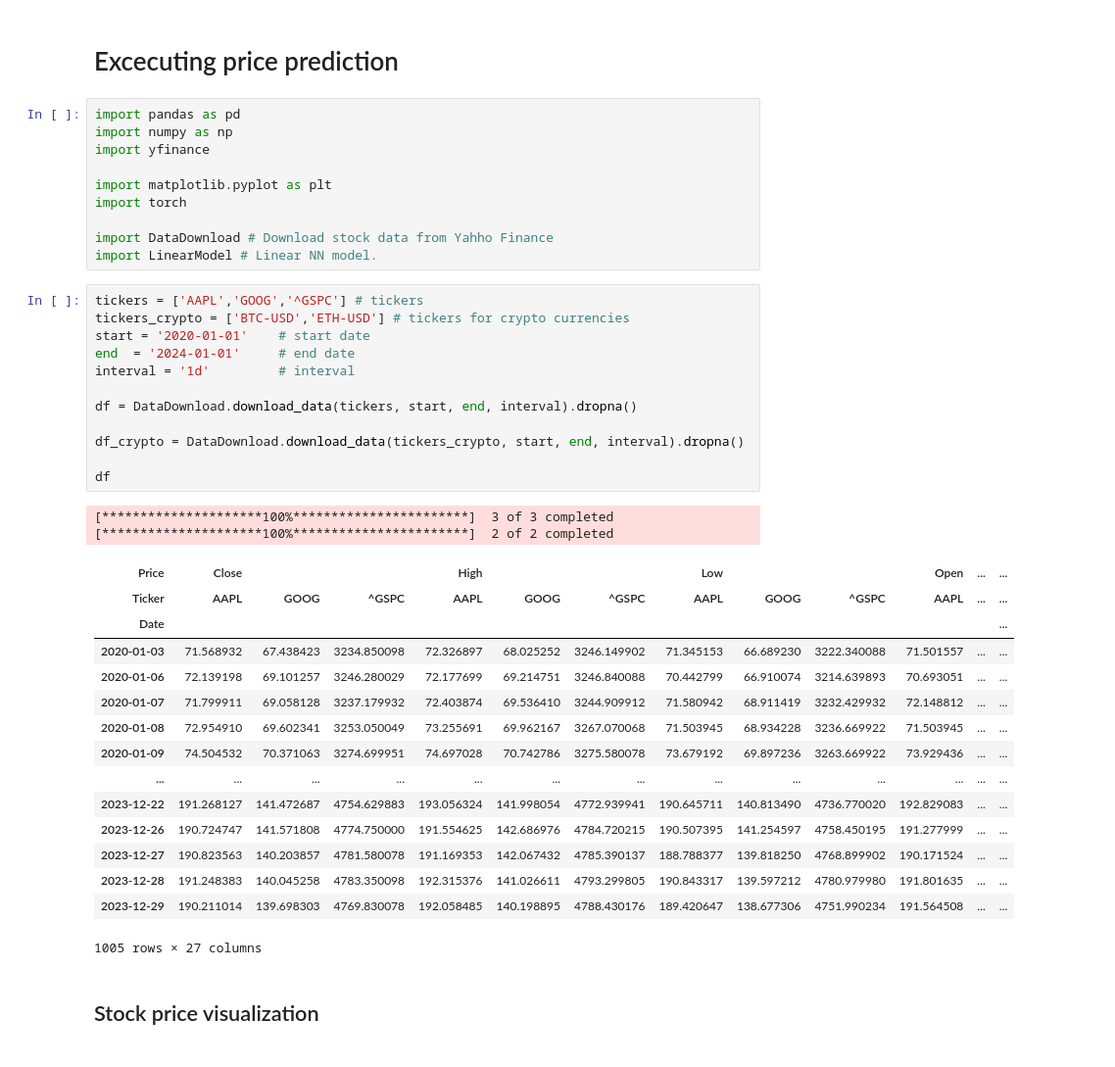
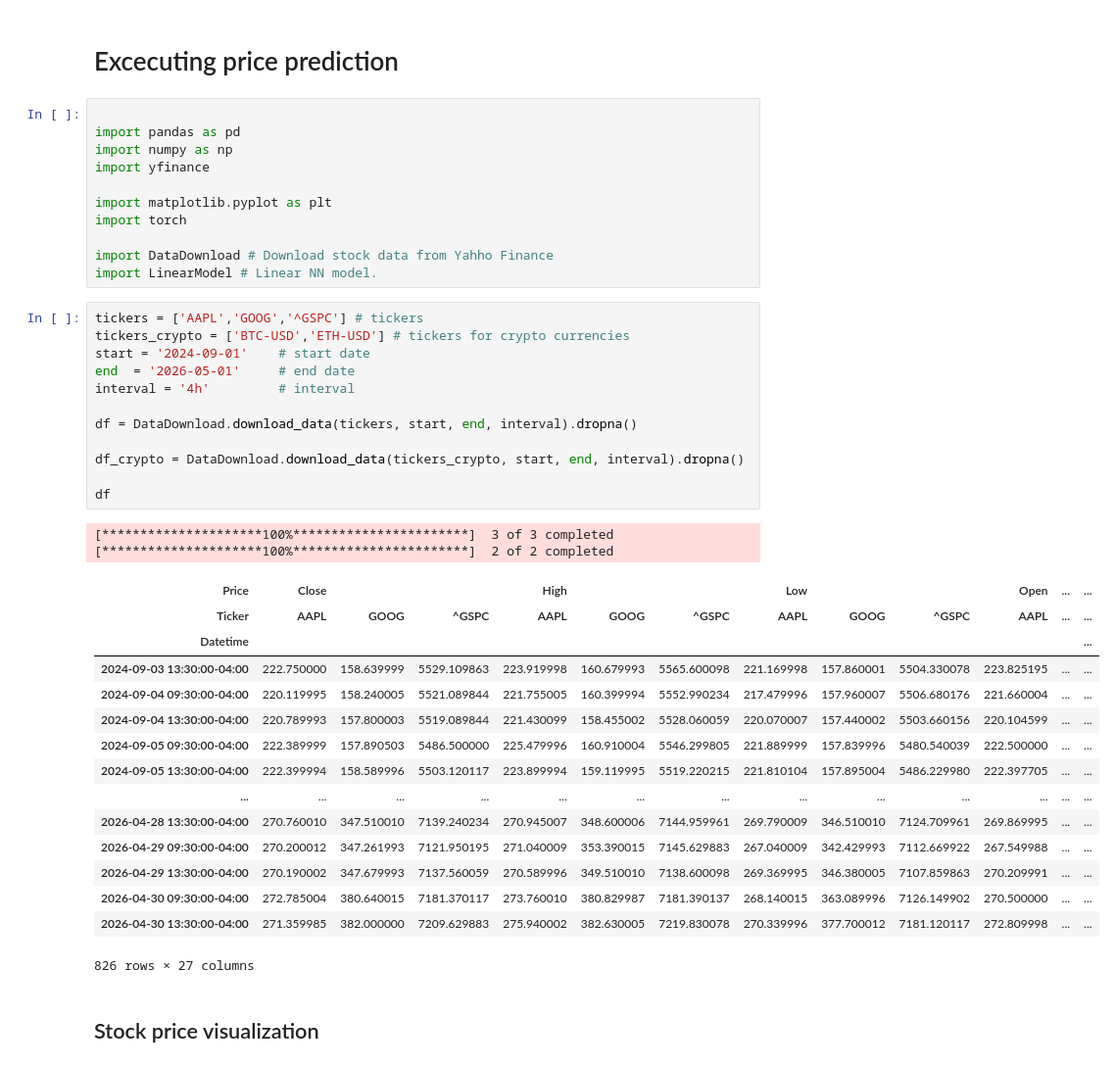
Before and after one commit to sdf1267/NeuralNetworkQuant, a Jupyter notebook: LinearModel/excecution.ipynb, the cells around one changed output. Shown at 98% size. Saved outputs shown, nothing was run; the diff lists cells and outputs as text.

```diff
--- a/LinearModel/excecution.ipynb
+++ b/LinearModel/excecution.ipynb
@@ -1,6 +1,7 @@
 # %% [markdown]
 # Excecuting price prediction
 # %%
+
 import pandas as pd
 import numpy as np
 import yfinance
@@ -13,33 +14,33 @@ import LinearModel # Linear NN model.
 # %%
 tickers = ['AAPL','GOOG','^GSPC'] # tickers
 tickers_crypto = ['BTC-USD','ETH-USD'] # tickers for crypto currencies
-start = '2020-01-01'    # start date
-end  = '2024-01-01'     # end date
-interval = '1d'         # interval
+start = '2024-09-01'    # start date
+end  = '2026-05-01'     # end date
+interval = '4h'         # interval
 
 df = DataDownload.download_data(tickers, start, end, interval).dropna()
 
 df_crypto = DataDownload.download_data(tickers_crypto, start, end, interval).dropna()
 
 df
 # %% [output]
 [*********************100%***********************]  3 of 3 completed
 [*********************100%***********************]  2 of 2 completed
 | Price | Close |  |  | High |  |  | Low |  |  | Open | ... | ... |
 | Ticker | AAPL | GOOG | ^GSPC | AAPL | GOOG | ^GSPC | AAPL | GOOG | ^GSPC | AAPL | ... | ... |
-| Date |  |  |  |  |  |  |  |  |  |  |  | ... |
-| 2020-01-03 | 71.568932 | 67.438423 | 3234.850098 | 72.326897 | 68.025252 | 3246.149902 | 71.345153 | 66.689230 | 3222.340088 | 71.501557 | ... | ... |
-| 2020-01-06 | 72.139198 | 69.101257 | 3246.280029 | 72.177699 | 69.214751 | 3246.840088 | 70.442799 | 66.910074 | 3214.639893 | 70.693051 | ... | ... |
-| 2020-01-07 | 71.799911 | 69.058128 | 3237.179932 | 72.403874 | 69.536410 | 3244.909912 | 71.580942 | 68.911419 | 3232.429932 | 72.148812 | ... | ... |
-| 2020-01-08 | 72.954910 | 69.602341 | 3253.050049 | 73.255691 | 69.962167 | 3267.070068 | 71.503945 | 68.934228 | 3236.669922 | 71.503945 | ... | ... |
-| 2020-01-09 | 74.504532 | 70.371063 | 3274.699951 | 74.697028 | 70.742786 | 3275.580078 | 73.679192 | 69.897236 | 3263.669922 | 73.929436 | ... | ... |
+| Datetime |  |  |  |  |  |  |  |  |  |  |  | ... |
+| 2024-09-03 13:30:00-04:00 | 222.750000 | 158.639999 | 5529.109863 | 223.919998 | 160.679993 | 5565.600098 | 221.169998 | 157.860001 | 5504.330078 | 223.825195 | ... | ... |
+| 2024-09-04 09:30:00-04:00 | 220.119995 | 158.240005 | 5521.089844 | 221.755005 | 160.399994 | 5552.990234 | 217.479996 | 157.960007 | 5506.680176 | 221.660004 | ... | ... |
+| 2024-09-04 13:30:00-04:00 | 220.789993 | 157.800003 | 5519.089844 | 221.430099 | 158.455002 | 5528.060059 | 220.070007 | 157.440002 | 5503.660156 | 220.104599 | ... | ... |
+| 2024-09-05 09:30:00-04:00 | 222.389999 | 157.890503 | 5486.500000 | 225.479996 | 160.910004 | 5546.299805 | 221.889999 | 157.839996 | 5480.540039 | 222.500000 | ... | ... |
+| 2024-09-05 13:30:00-04:00 | 222.399994 | 158.589996 | 5503.120117 | 223.899994 | 159.119995 | 5519.220215 | 221.810104 | 157.895004 | 5486.229980 | 222.397705 | ... | ... |
 | ... | ... | ... | ... | ... | ... | ... | ... | ... | ... | ... | ... | ... |
-| 2023-12-22 | 191.268127 | 141.472687 | 4754.629883 | 193.056324 | 141.998054 | 4772.939941 | 190.645711 | 140.813490 | 4736.770020 | 192.829083 | ... | ... |
-| 2023-12-26 | 190.724747 | 141.571808 | 4774.750000 | 191.554625 | 142.686976 | 4784.720215 | 190.507395 | 141.254597 | 4758.450195 | 191.277999 | ... | ... |
-| 2023-12-27 | 190.823563 | 140.203857 | 4781.580078 | 191.169353 | 142.067432 | 4785.390137 | 188.788377 | 139.818250 | 4768.899902 | 190.171524 | ... | ... |
-| 2023-12-28 | 191.248383 | 140.045258 | 4783.350098 | 192.315376 | 141.026611 | 4793.299805 | 190.843317 | 139.597212 | 4780.979980 | 191.801635 | ... | ... |
-| 2023-12-29 | 190.211014 | 139.698303 | 4769.830078 | 192.058485 | 140.198895 | 4788.430176 | 189.420647 | 138.677306 | 4751.990234 | 191.564508 | ... | ... |
+| 2026-04-28 13:30:00-04:00 | 270.760010 | 347.510010 | 7139.240234 | 270.945007 | 348.600006 | 7144.959961 | 269.790009 | 346.510010 | 7124.709961 | 269.869995 | ... | ... |
+| 2026-04-29 09:30:00-04:00 | 270.200012 | 347.261993 | 7121.950195 | 271.040009 | 353.390015 | 7145.629883 | 267.040009 | 342.429993 | 7112.669922 | 267.549988 | ... | ... |
+| 2026-04-29 13:30:00-04:00 | 270.190002 | 347.679993 | 7137.560059 | 270.589996 | 349.510010 | 7138.600098 | 269.369995 | 346.380005 | 7107.859863 | 270.209991 | ... | ... |
+| 2026-04-30 09:30:00-04:00 | 272.785004 | 380.640015 | 7181.370117 | 273.760010 | 380.829987 | 7181.390137 | 268.140015 | 363.089996 | 7126.149902 | 270.500000 | ... | ... |
+| 2026-04-30 13:30:00-04:00 | 271.359985 | 382.000000 | 7209.629883 | 275.940002 | 382.630005 | 7219.830078 | 270.339996 | 377.700012 | 7181.120117 | 272.809998 | ... | ... |
-1005 rows × 27 columns
+826 rows × 27 columns
 # %% [markdown]
 ## Stock price visualization
 # %%
```
Also changed, not shown: parts of 14 cells of this notebook, 3 other files.
